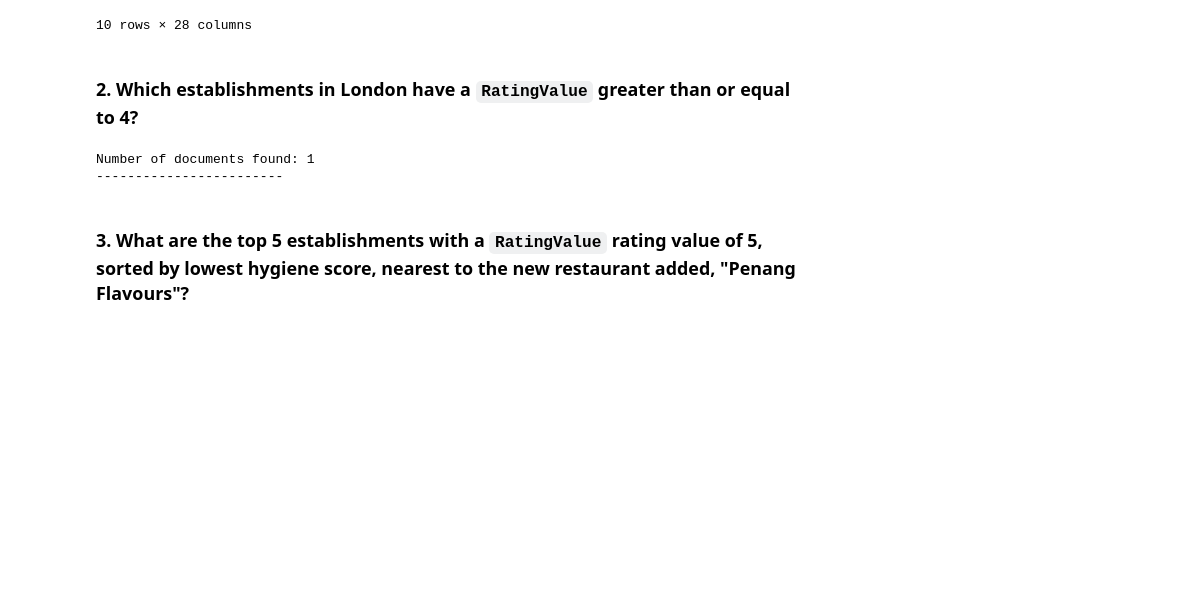
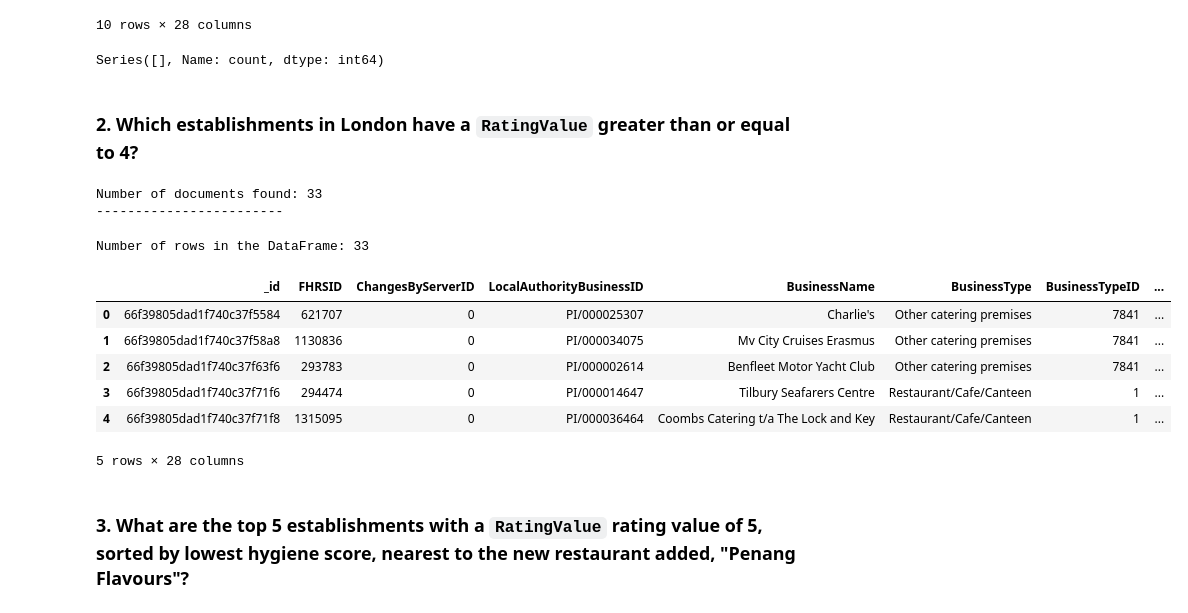
Before and after one commit to JetJagar/nosql-challenge, a Jupyter notebook: Part_1/NoSQL_analysis_starter.ipynb, the cells around one changed output. Drawn from its saved outputs; the diff is of its cells as text; code cells hidden in the pictures; blank space fills up the shorter version.

```diff
--- a/Part_1/NoSQL_analysis_starter.ipynb
+++ b/Part_1/NoSQL_analysis_starter.ipynb
@@ -89,29 +89,50 @@ The total number of rows in the data frame: 41
 | 8 | 66f39805dad1f740c37f6920 | 1012883 | 0 | 17/00110/MIXED/S | The Tulip Tree | Restaurant/Cafe/Canteen | 1 | ... |
 | 9 | 66f39805dad1f740c37f7130 | 644109 | 0 | 41811 | F & S | Retailers - other | 4613 | ... |
 10 rows × 28 columns
+# %%
+city_of_london = hygiene_20[hygiene_20['LocalAuthorityCode'] == 508]
+city_of_london.value_counts()
+# %% [output]
+Series([], Name: count, dtype: int64)
 # %% [markdown]
 ### 2. Which establishments in London have a `RatingValue` greater than or equal to 4?
 # %%
 # Find the establishments with London as the Local Authority and RatingValue >= 4
-query = {
+query_L = {
     'LocalAuthorityCode': "508",
-    'RatingValue': {
-        '#toInt':  "3"
+    'RatingValue.#toInt': {'$gte':"4"}
     }
-}
+
 # Use count_documents to display the number of documents in the result
-count = establishments.count_documents(query)
+count = establishments.count_documents(query_L)
 print(f'Number of documents found: {count}')
 print('------------------------')
 # %% [output]
-Number of documents found: 1
+Number of documents found: 33
 ------------------------
 # %%
+# Fetch the results
+results_L = establishments.find(query_L)
+
+# Convert the cursor to a list of dictionaries
+data_entries_L = list(results_L)
+
 # Convert the result to a Pandas DataFrame
-
+london_df = pd.DataFrame(data_entries_L)
 # Display the number of rows in the DataFrame
+print("Number of rows in the DataFrame:", len(london_df))
 
 # Display the first 10 rows of the DataFrame
+london_df.head()
+# %% [output]
+Number of rows in the DataFrame: 33
+|  | _id | FHRSID | ChangesByServerID | LocalAuthorityBusinessID | BusinessName | BusinessType | BusinessTypeID | ... |
+| 0 | 66f39805dad1f740c37f5584 | 621707 | 0 | PI/000025307 | Charlie's | Other catering premises | 7841 | ... |
+| 1 | 66f39805dad1f740c37f58a8 | 1130836 | 0 | PI/000034075 | Mv City Cruises Erasmus | Other catering premises | 7841 | ... |
+| 2 | 66f39805dad1f740c37f63f6 | 293783 | 0 | PI/000002614 | Benfleet Motor Yacht Club | Other catering premises | 7841 | ... |
+| 3 | 66f39805dad1f740c37f71f6 | 294474 | 0 | PI/000014647 | Tilbury Seafarers Centre | Restaurant/Cafe/Canteen | 1 | ... |
+| 4 | 66f39805dad1f740c37f71f8 | 1315095 | 0 | PI/000036464 | Coombs Catering t/a The Lock and Key | Restaurant/Cafe/Canteen | 1 | ... |
+5 rows × 28 columns
 # %% [markdown]
 ### 3. What are the top 5 establishments with a `RatingValue` rating value of 5, sorted by lowest hygiene score, nearest to the new restaurant added, "Penang Flavours"?
 # %%
```
